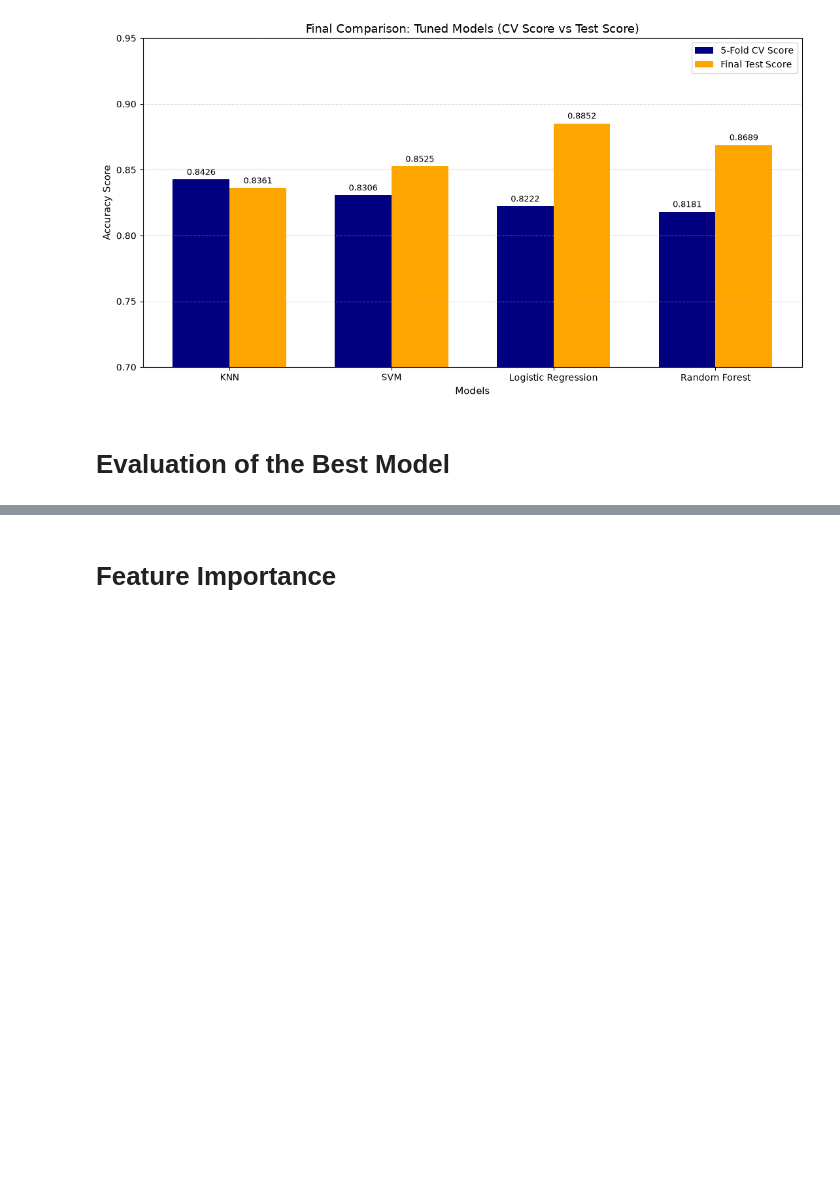
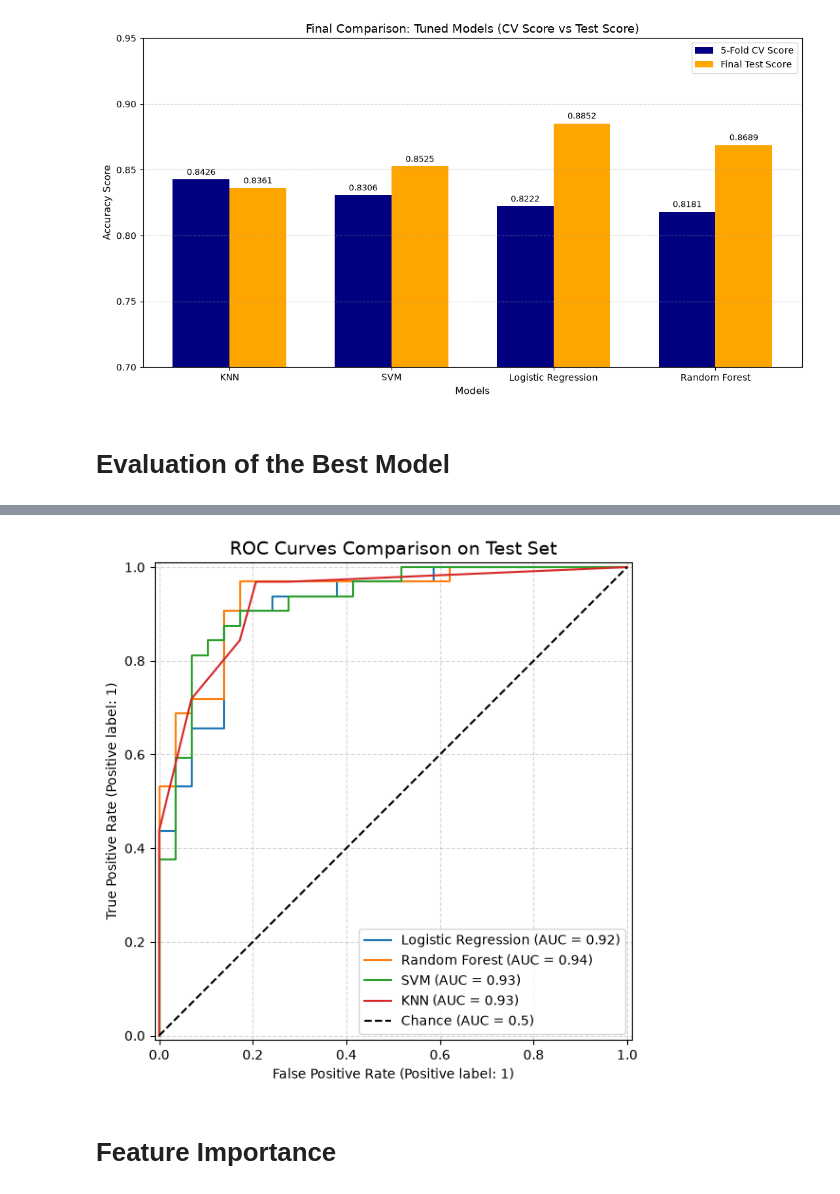
Before and after one commit to BevisWong76/heart-disease-predictor, a Jupyter notebook: heart_disease_classification.ipynb, the cells around one changed output, grey strips where cells are left out. Drawn from its saved outputs; the diff is of its cells as text; code cells hidden in the pictures; blank space fills up the shorter version.

```diff
--- a/heart_disease_classification.ipynb
+++ b/heart_disease_classification.ipynb
@@ -558,2 +597,21 @@ plt.show()
+# %%
+# Plotting ROC Curves for all tuned models on the same plot
+
+fig, ax = plt.subplots(figsize=(8, 6))
+
+RocCurveDisplay.from_estimator(gs_log_reg.best_estimator_, X_test, y_test, ax=ax, name="Logistic Regression")
+RocCurveDisplay.from_estimator(rs_rf.best_estimator_, X_test, y_test, ax=ax, name="Random Forest")
+RocCurveDisplay.from_estimator(gs_svm.best_estimator_, X_test, y_test, ax=ax, name="SVM")
+RocCurveDisplay.from_estimator(gs_knn.best_estimator_, X_test, y_test, ax=ax, name="KNN")
+
+plt.plot([0, 1], [0, 1], 'k--', label="Chance (AUC = 0.5)")
+plt.title("ROC Curves Comparison on Test Set", fontsize=14)
+plt.grid(True, ls="--", alpha=0.5)
+plt.legend()
+plt.tight_layout()
+plt.savefig(evaluation_plots_dir / "02_roc_curves_comparison.png", dpi=300, bbox_inches='tight')
+plt.show()
+# %% [output]
+[figure, added]
 # %% [markdown]
 # Feature Importance
```
Also changed, not shown: parts of 3 cells of this notebook, 5 other files.
